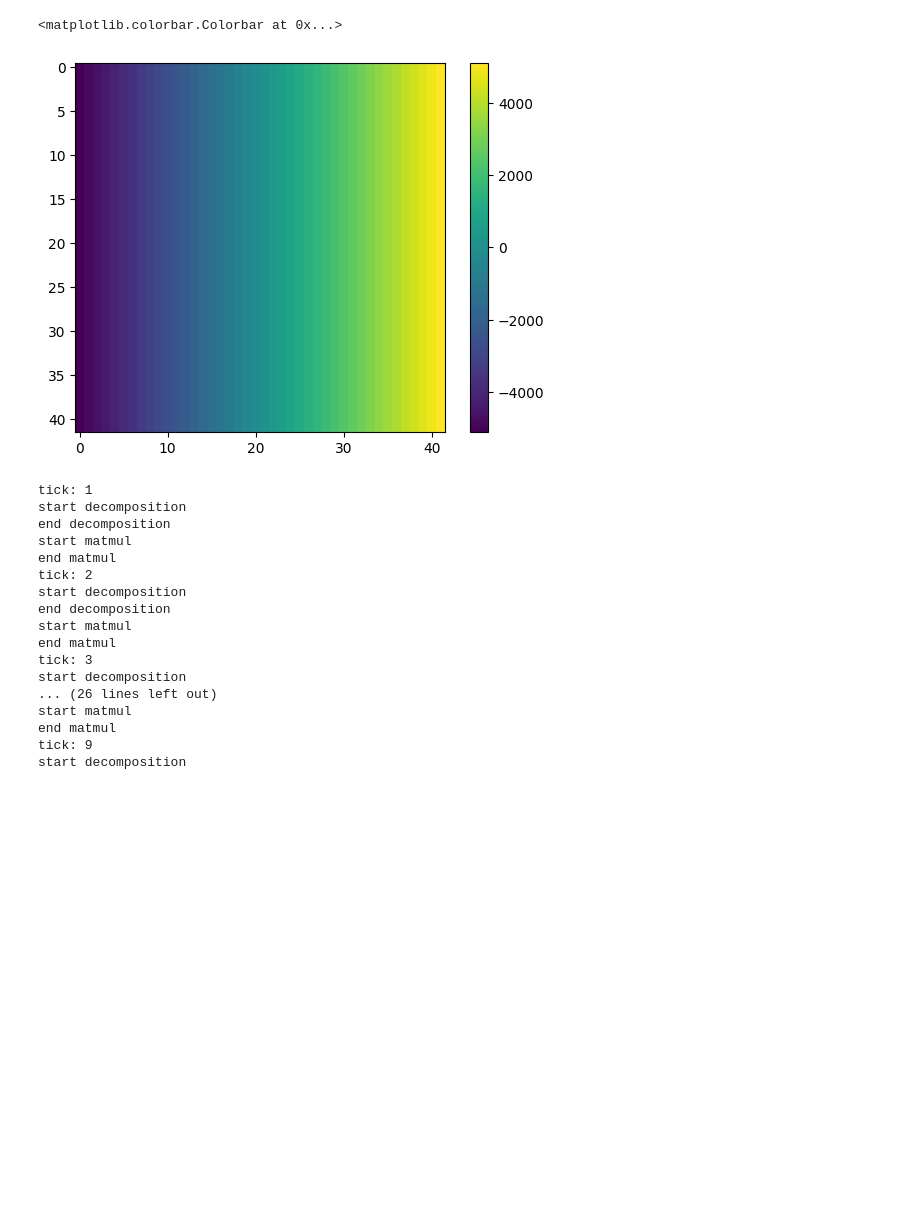
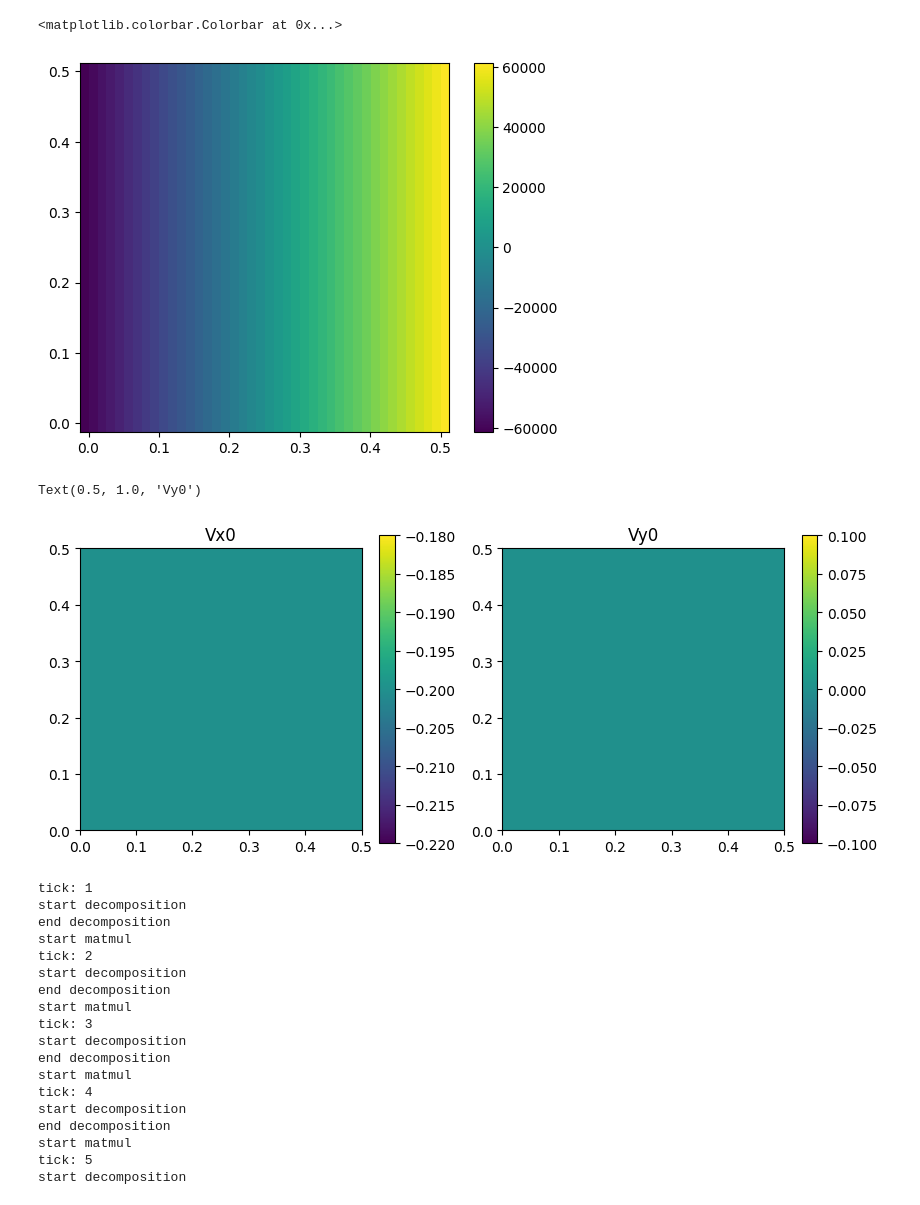
Before and after one commit to arty0mkha/MNSK_2024, a Jupyter notebook: STI_example.ipynb, the cells around one changed output. Cells and saved outputs as stored; diff of their text form; code cells hidden in the pictures; blank space fills up the shorter version.

```diff
--- a/STI_example.ipynb
+++ b/STI_example.ipynb
@@ -44,35 +43,54 @@ plt.colorbar()
 # %%
-plt.imshow(init_P[0])
+plt.imshow(init_P[0], extent=[-L/Nx, L+L/Nx, -H/Ny, H+H/Ny])
 plt.colorbar()
 # %% [output]
 <matplotlib.colorbar.Colorbar at 0x...>
-[figure, old version]
+[figure, new version]
+# %%
+dp_dx = (init_P[0][:,2:]-init_P[0][:,:-2])/(2*L/Nx)
+dp_dy = (init_P[0][2:]-init_P[0][:-2])/(2*H/Ny)
+u, v = -w**2/(12*mu)*dp_dx[1:-1], -w**2/(12*mu)*dp_dy[:,1:-1]
+v[0] = 0 # непротекание?
+v[-1] = 0 # непротекание?
+plt.figure(figsize=(10,4))
+plt.subplot(121)
+plt.imshow(np.round(u,4), extent=[0, L, 0, H])
+plt.colorbar()
+plt.title(f"Vx0")
+plt.subplot(122)
+plt.imshow(np.round(v,4), extent=[0, L, 0, H])
+plt.colorbar()
+plt.title(f"Vy0")
+# %% [output]
+Text(0.5, 1.0, 'Vy0')
+[figure, added]
 # %%
-Nt = 50
+Nt = 500
 ticks, P, Vx, Vy, C, P_error = STI_solver(Nt,
-                                 init_C,
+                                 init_C, #init_C
                                  inlet_Flux,
-                                 init_P,
+                                 init_P, #init_P
                                  Nx, Ny,
                                  H, L,
-                                 w, inlet_vx)
+                                 w, inlet_vx, Plot_press_error=False)
 # %% [output]
 tick: 1
 start decomposition
 end decomposition
 start matmul
-end matmul
 tick: 2
 start decomposition
 end decomposition
 start matmul
-end matmul
 tick: 3
 start decomposition
-... (26 lines left out)
+end decomposition
 start matmul
-end matmul
-tick: 9
+tick: 4
 start decomposition
+end decomposition
+start matmul
+tick: 5
+start decomposition
 # %%
 plt.plot(ticks, P_error)
```
Also changed, not shown: parts of 5 cells of this notebook, 5 other files.
